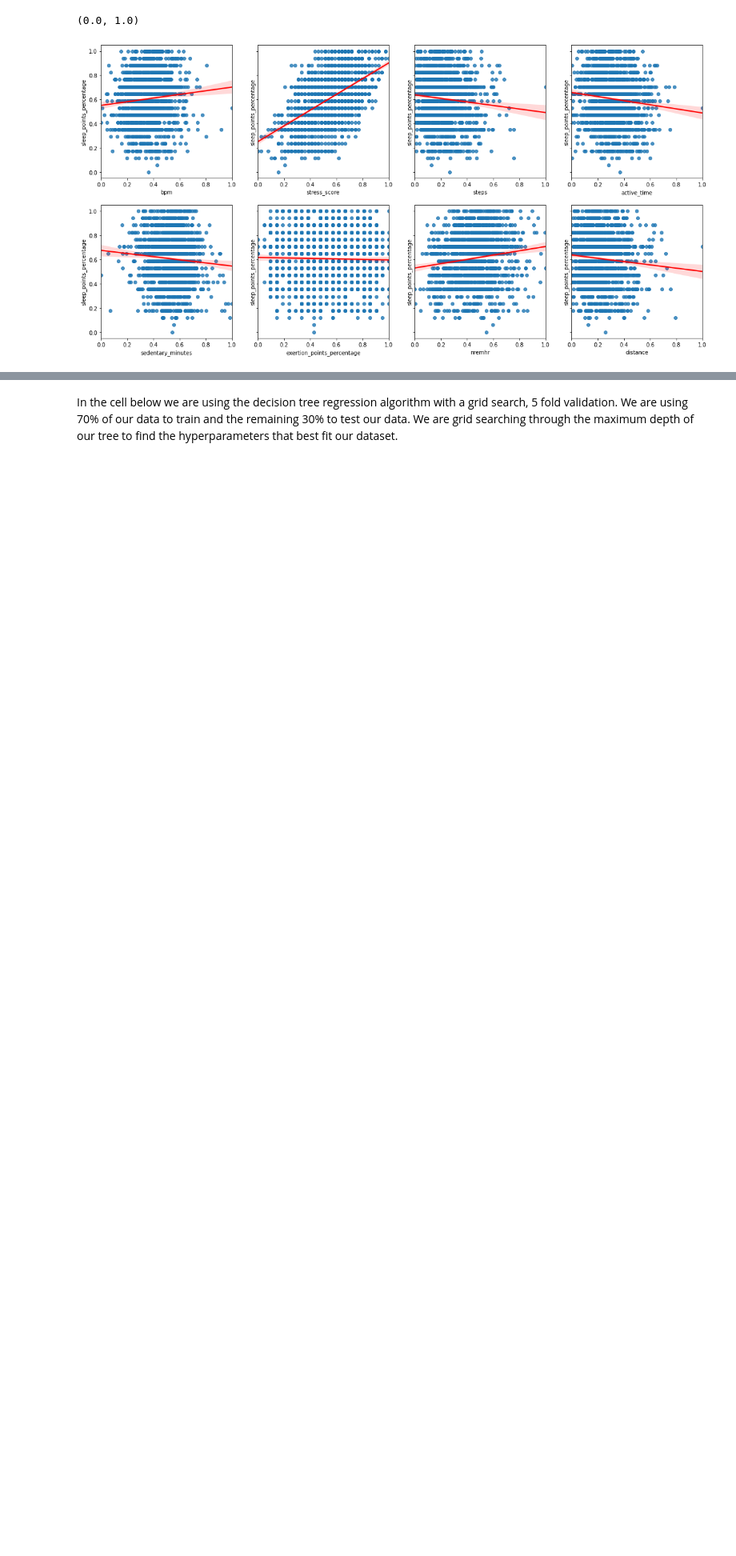
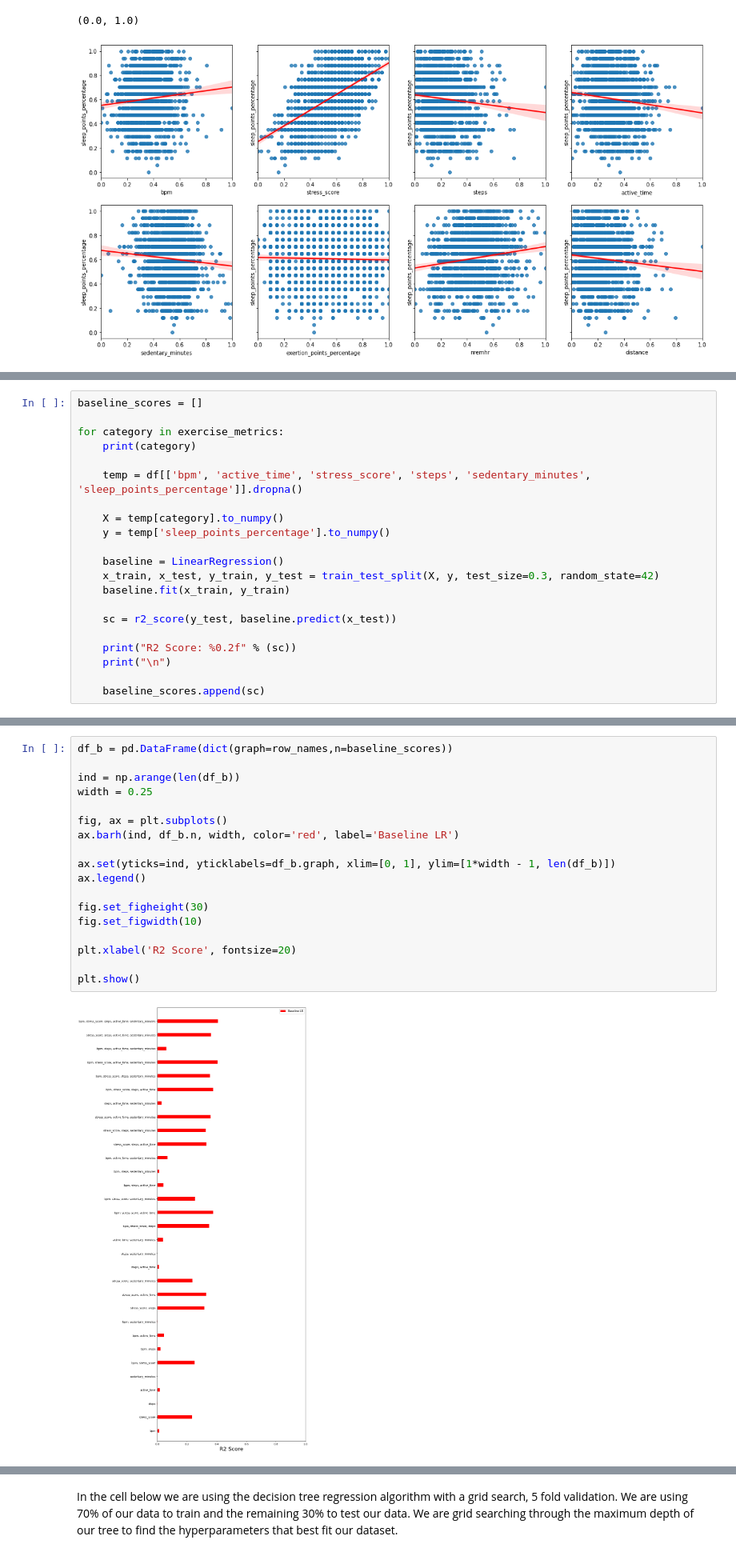
Before and after one commit to COGS118A/Group000-Wi23, a Jupyter notebook: FinalProjectGroup000-Wi23.ipynb, the cells around one changed output, grey strips where cells are left out. Shown: that part at 80% size. Cells and saved outputs as stored; diff of their text form; blank space fills up the shorter version.

Commit message:
Sleep Points Percentage Write-Up and Two Graphs

```diff
--- a/FinalProjectGroup000-Wi23.ipynb
+++ b/FinalProjectGroup000-Wi23.ipynb
@@ -220,0 +244,21 @@ for i in range(1,6):
+# %%
+baseline_scores = []
+
+for category in exercise_metrics:
+    print(category)
+
+    temp = df[['bpm', 'active_time', 'stress_score', 'steps', 'sedentary_minutes', 'sleep_points_percentage']].dropna()
+
+    X = temp[category].to_numpy()
+    y = temp['sleep_points_percentage'].to_numpy()
+
+    baseline = LinearRegression()
+    x_train, x_test, y_train, y_test = train_test_split(X, y, test_size=0.3, random_state=42)
+    baseline.fit(x_train, y_train)
+
+    sc = r2_score(y_test, baseline.predict(x_test))
+
+    print("R2 Score: %0.2f" % (sc))
+    print("\n")
+
+    baseline_scores.append(sc)
@@ -220,0 +283,20 @@ for i in range(1,6):
+# %%
+df_b = pd.DataFrame(dict(graph=row_names,n=baseline_scores))
+
+ind = np.arange(len(df_b))
+width = 0.25
+
+fig, ax = plt.subplots()
+ax.barh(ind, df_b.n, width, color='red', label='Baseline LR')
+
+ax.set(yticks=ind, yticklabels=df_b.graph, xlim=[0, 1], ylim=[1*width - 1, len(df_b)])
+ax.legend()
+
+fig.set_figheight(30)
+fig.set_figwidth(10)
+
+plt.xlabel('R2 Score', fontsize=20)
+
+plt.show()
+# %% [output]
+[figure, added]
```
Also changed, not shown: parts of 55 cells of this notebook.
